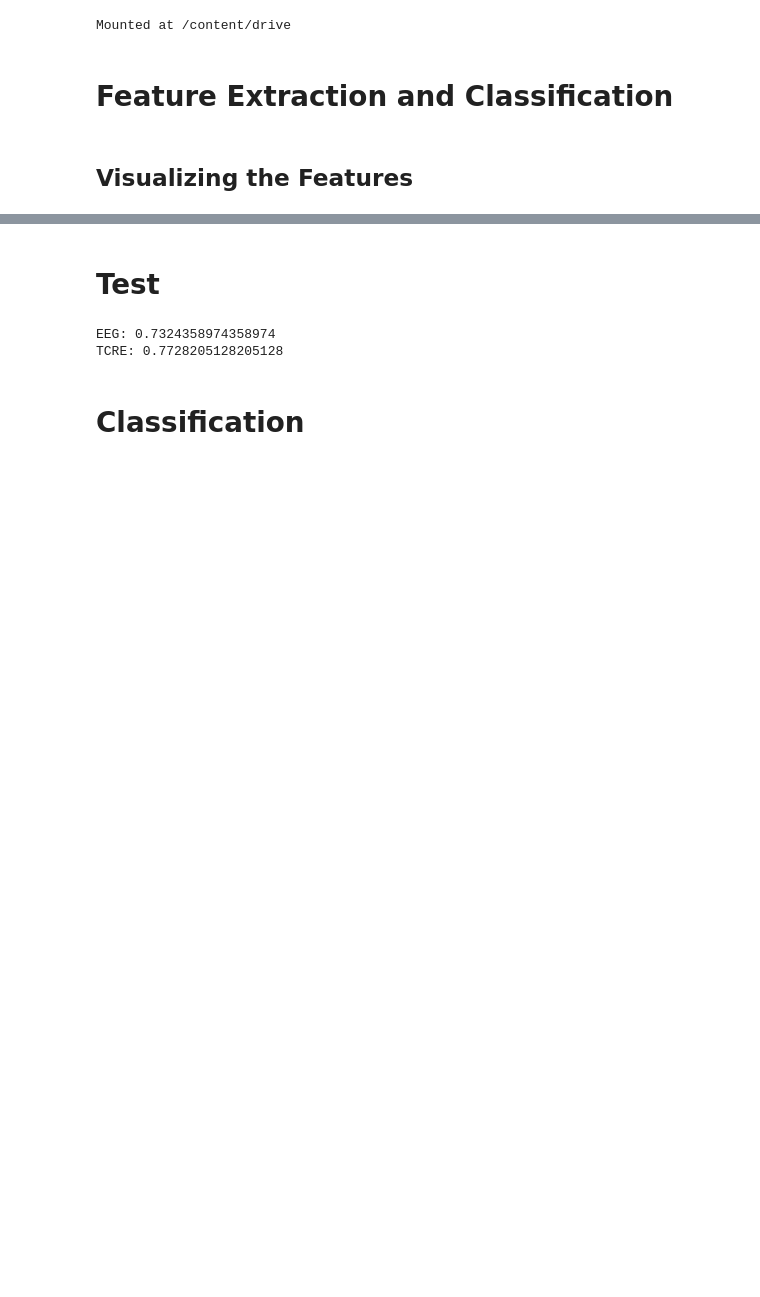
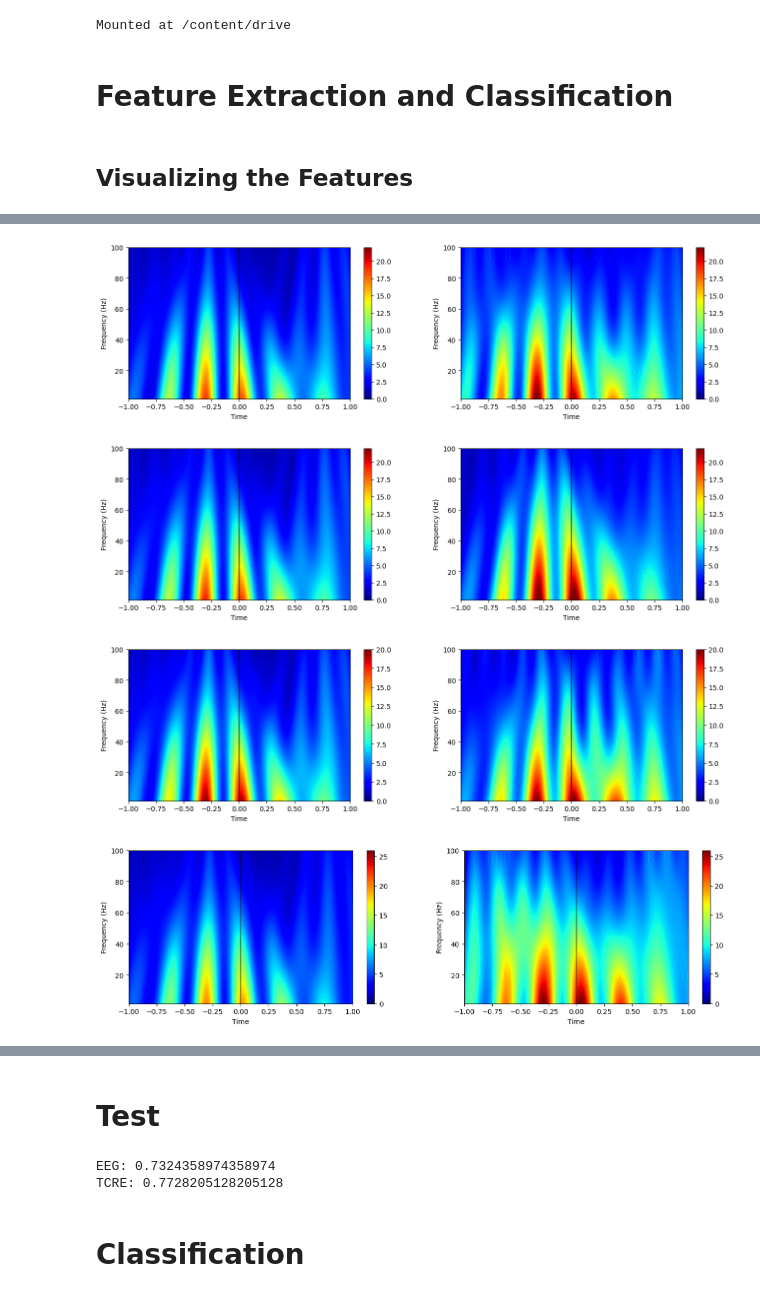
Before and after one commit to ali-rabiee/Decoding-Grasping-Movements-An-In-depth-Analysis-and-Comparison-of-EEG-and-Tripolar-EEG-Technologies, a Jupyter notebook: ML_4chTripolar.ipynb, the cells around one changed output, grey strips where cells are left out. Saved outputs shown, nothing was run; the diff lists cells and outputs as text; code cells hidden in the pictures; blank space fills up the shorter version.

```diff
--- a/ML_4chTripolar.ipynb
+++ b/ML_4chTripolar.ipynb
@@ -352,5 +404,5 @@ for ch in range(4):
 # %%
-import numpy as np
+googimport numpy as np
 import matplotlib.pyplot as plt
 import pywt
 
@@ -381,33 +433,38 @@ def scale_to_freq(scale, sampling_rate=250.0, cf=0.8491):
 
 # Convert scales to frequencies
 frequencies = scale_to_freq(np.arange(1, 128+1))
 
 # Visualizing side by side for comparison
 for ch in range(4):
     fig, axes = plt.subplots(1, 2, figsize=(16, 4))
 
     m1, m2 = eeg_avg_coeffs[ch].max(), teeg_avg_coeffs[ch].max()
 
     # Adjust extent for frequencies on the y-axis
     extent=[-1, 1, frequencies[-1], frequencies[0]]
 
     im1 = axes[0].imshow(eeg_avg_coeffs[ch], aspect='auto', cmap='jet', extent=extent)
     im1.set_clim(0, int(max(m1, m2)))
     axes[0].set_ylim([frequencies[-1], 100])   # Set y-limits here
     axes[0].set_ylabel('Frequency (Hz)')
     axes[0].set_xlabel('Time')
     fig.colorbar(im1, ax=axes[0], orientation='vertical')
     axes[0].axvline(0, color='black', linewidth=1)
 
     im2 = axes[1].imshow(teeg_avg_coeffs[ch], aspect='auto', cmap='jet', extent=extent)
     im2.set_clim(0, int(max(m1, m2)))
     axes[1].set_ylim([frequencies[-1], 100])    # Set y-limits here
     axes[1].set_ylabel('Frequency (Hz)')
     axes[1].set_xlabel('Time')
     fig.colorbar(im2, ax=axes[1], orientation='vertical')
     axes[1].axvline(0, color='black', linewidth=1)
 
     plt.show()
+# %% [output]
+[figure, added]
+[figure, added]
+[figure, added]
+[figure, added]
 # %%
 def morlet_wavelet(frequency, num_cycles, sampling_rate, duration=2):
     t = np.linspace(-duration/2, duration/2, int(sampling_rate * duration), endpoint=False)
```
Also changed, not shown: parts of 20 cells of this notebook.
